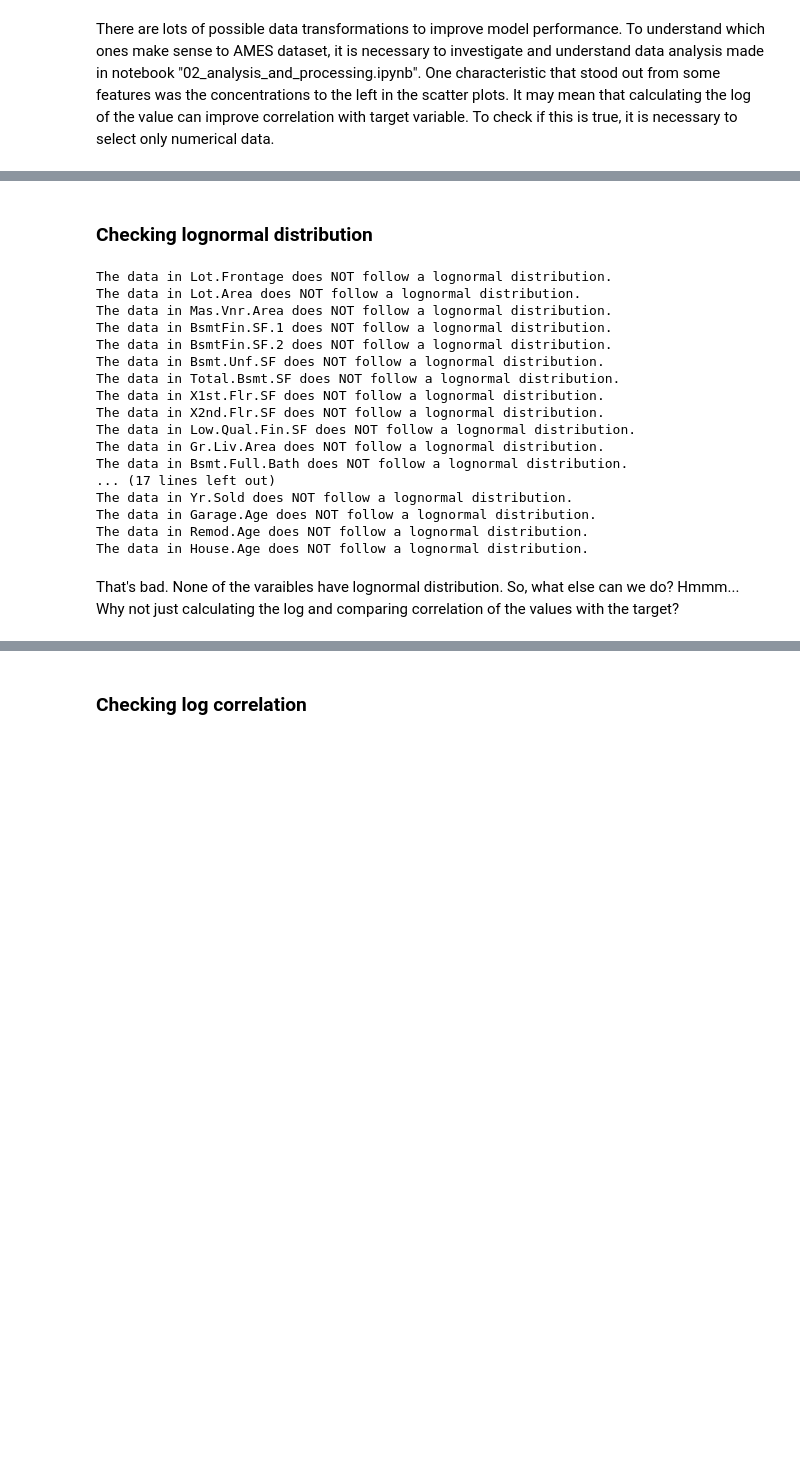
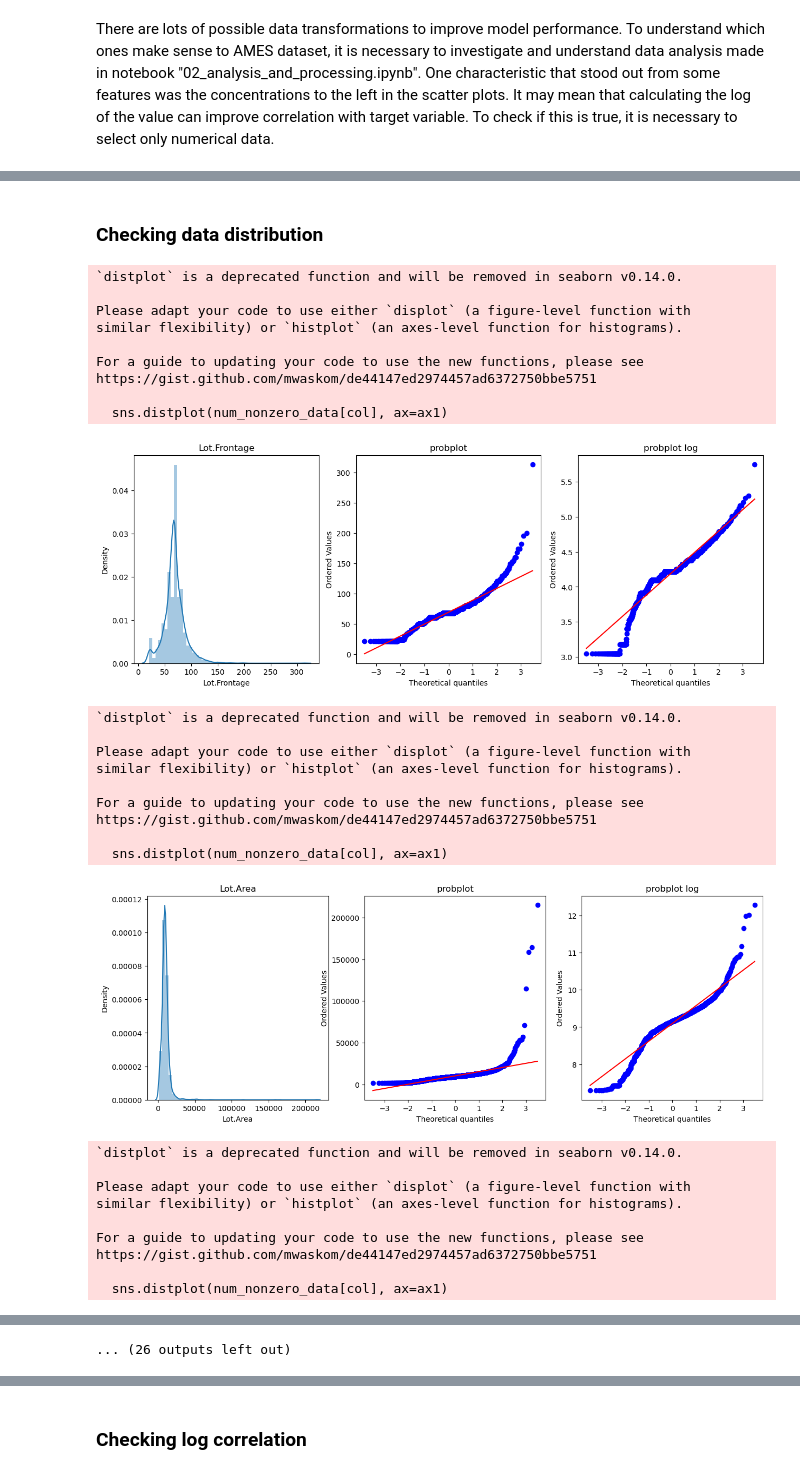
Before and after one commit to AndreCorreaSantos/ames_AndreVictor, a Jupyter notebook: notebooks/02.2_data_transformation.ipynb, the cells around one changed output, grey strips where cells are left out. Drawn from its saved outputs; the diff is of its cells as text; code cells hidden in the pictures; blank space fills up the shorter version.

Commit message:
Calculating log to continuous variables

```diff
--- a/notebooks/02.2_data_transformation.ipynb
+++ b/notebooks/02.2_data_transformation.ipynb
@@ -75,32 +98,48 @@ Now we can validate our idea. One way to understand if makes sense calculating l
 # %% [markdown]
-### Checking lognormal distribution
+### Checking data distribution
-# %%
-for col in numerical_data.columns:
-    non_zero_values = data[data[col] != 0]
-
-    anderson_stat, anderson_critical_values, anderson_significance_levels = anderson(np.log(non_zero_values[col]))
-
-    if anderson_stat < anderson_critical_values[2]:  # Using a 5% significance level
-        print(f"The data in {col} follows a lognormal distribution.")
-    else:
-        print(f"The data in {col} does NOT follow a lognormal distribution.")
-# %% [output]
-The data in Lot.Frontage does NOT follow a lognormal distribution.
-The data in Lot.Area does NOT follow a lognormal distribution.
-The data in Mas.Vnr.Area does NOT follow a lognormal distribution.
-The data in BsmtFin.SF.1 does NOT follow a lognormal distribution.
-The data in BsmtFin.SF.2 does NOT follow a lognormal distribution.
-The data in Bsmt.Unf.SF does NOT follow a lognormal distribution.
-The data in Total.Bsmt.SF does NOT follow a lognormal distribution.
-The data in X1st.Flr.SF does NOT follow a lognormal distribution.
-The data in X2nd.Flr.SF does NOT follow a lognormal distribution.
-The data in Low.Qual.Fin.SF does NOT follow a lognormal distribution.
-The data in Gr.Liv.Area does NOT follow a lognormal distribution.
-The data in Bsmt.Full.Bath does NOT follow a lognormal distribution.
-... (17 lines left out)
-The data in Yr.Sold does NOT follow a lognormal distribution.
-The data in Garage.Age does NOT follow a lognormal distribution.
-The data in Remod.Age does NOT follow a lognormal distribution.
-The data in House.Age does NOT follow a lognormal distribution.
-# %% [markdown]
-That's bad. None of the varaibles have lognormal distribution. So, what else can we do? Hmmm... Why not just calculating the log and comparing correlation of the values with the target?
+# %%
+for col in continuous_variables:
+
+    num_nonzero_data = continuous_data[continuous_data[col] != 0]
+
+    fig, (ax1, ax2, ax3) = plt.subplots(1, 3, figsize=(15, 5))
+
+    sns.distplot(num_nonzero_data[col], ax=ax1)
+    stats.probplot(num_nonzero_data[col], plot=ax2)
+    stats.probplot(np.log(num_nonzero_data[col]), plot=ax3)
+
+    ax1.set_title(col)
+    ax2.set_title('probplot')
+    ax3.set_title('probplot log')
+
+    plt.show()
+# %% [output]
+`distplot` is a deprecated function and will be removed in seaborn v0.14.0.
+
+Please adapt your code to use either `displot` (a figure-level function with
+similar flexibility) or `histplot` (an axes-level function for histograms).
+
+For a guide to updating your code to use the new functions, please see
+https://gist.github.com/mwaskom/de44147ed2974457ad6372750bbe5751
+
+  sns.distplot(num_nonzero_data[col], ax=ax1)
+[figure, added]
+`distplot` is a deprecated function and will be removed in seaborn v0.14.0.
+
+Please adapt your code to use either `displot` (a figure-level function with
+similar flexibility) or `histplot` (an axes-level function for histograms).
+
+For a guide to updating your code to use the new functions, please see
+https://gist.github.com/mwaskom/de44147ed2974457ad6372750bbe5751
+
+  sns.distplot(num_nonzero_data[col], ax=ax1)
+[figure, added]
+`distplot` is a deprecated function and will be removed in seaborn v0.14.0.
+
+Please adapt your code to use either `displot` (a figure-level function with
+similar flexibility) or `histplot` (an axes-level function for histograms).
+
+For a guide to updating your code to use the new functions, please see
+https://gist.github.com/mwaskom/de44147ed2974457ad6372750bbe5751
+
+  sns.distplot(num_nonzero_data[col], ax=ax1)
@@ -106,0 +177 @@ That's bad. None of the varaibles have lognormal distribution. So, what else can
+... (26 outputs left out)
```
Also changed, not shown: parts of 9 cells of this notebook, 1 other file.
